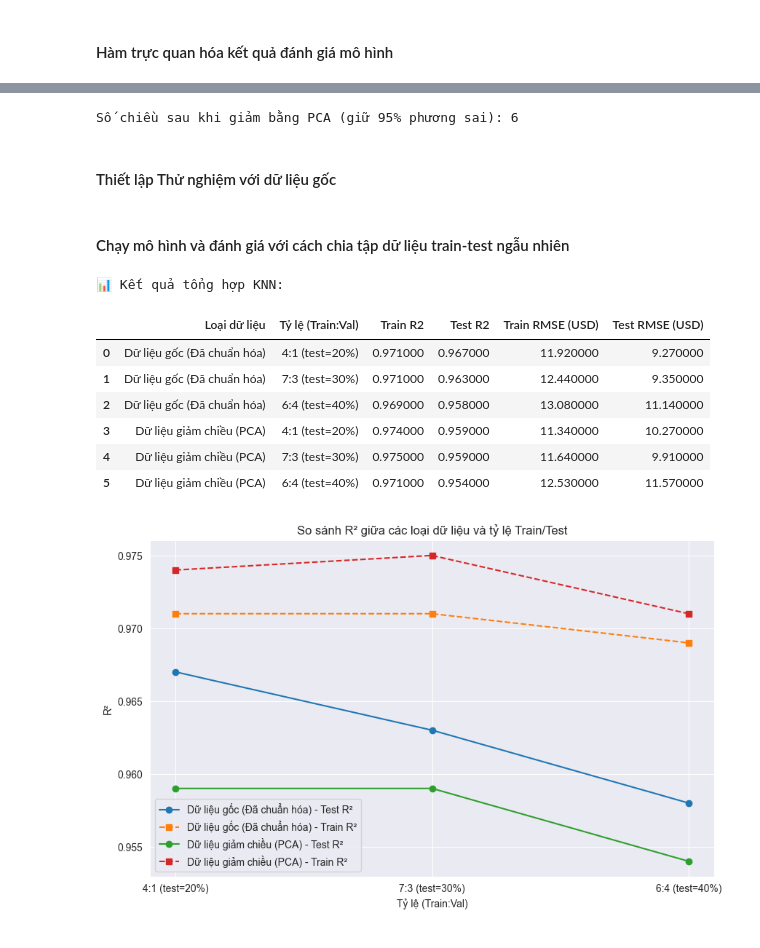
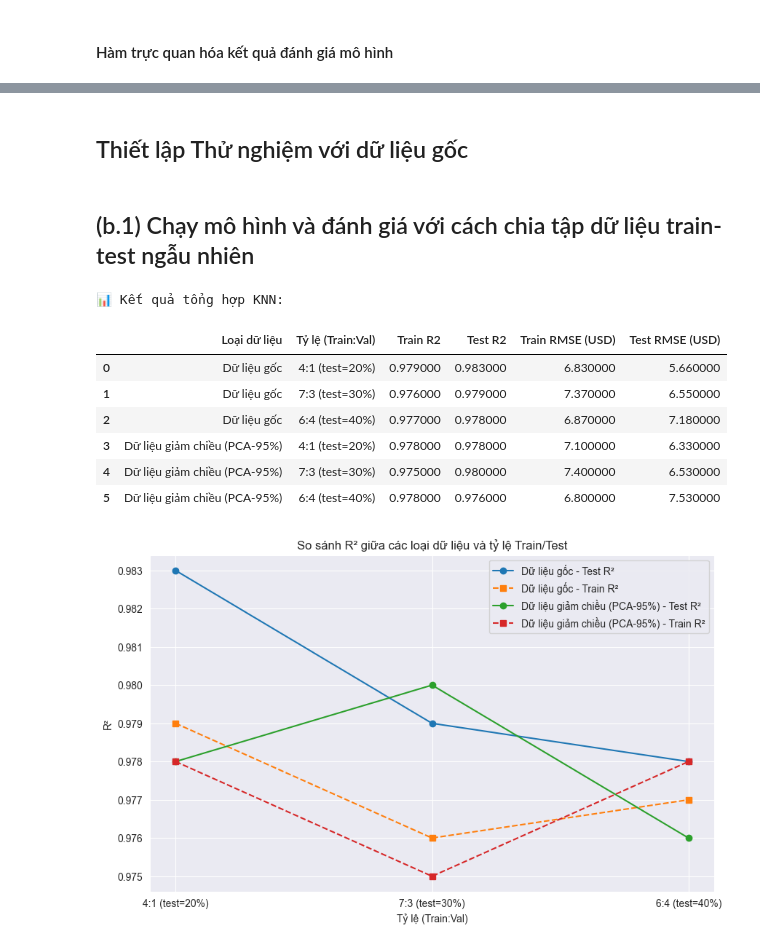
Before and after one commit to theanh-28/machine-learning-project, a Jupyter notebook: K-NN.ipynb, the cells around one changed output, grey strips where cells are left out. Drawn from its saved outputs; the diff is of its cells as text; code cells hidden in the pictures.

```diff
--- a/K-NN.ipynb
+++ b/K-NN.ipynb
@@ -32,0 +14,21 @@ display(X)
+# %%
+# ---Tải và Chuẩn bị dữ liệu ---
+df = pd.read_csv('dataset.csv')
+
+# --- Xử lý cột 'Date' ---
+# Chuyển đổi, sắp xếp và đặt làm chỉ mục (index)
+if 'Date' in df.columns:
+    df['Date'] = pd.to_datetime(df['Date'])
+    df = df.sort_values(by='Date').set_index('Date')
+    print("Đã xử lý và sắp xếp dữ liệu theo 'Date'.")
+
+# --- Mục tiêu (y) ---
+target_col = 'Revenue_(USD)'
+y = df[target_col]
+
+# --- Định nghĩa X (features) là các cột số còn lại ---
+numeric_features = df.select_dtypes(include=np.number).columns
+X_cols = numeric_features.drop(target_col, errors='ignore')
+X = df[X_cols]
+
+print(f"Số lượng mẫu cuối cùng để huấn luyện: {len(X)}")
@@ -143,10 +301,2 @@ Số chiều dữ liệu gốc: 14
-# %%
-# b. Dữ liệu giảm chiều (PCA)
-# Giữ lại 95% phương sai
-pca = PCA(n_components=0.95)
-X_pca = pca.fit_transform(X_scaled)
-print(f"Số chiều sau khi giảm bằng PCA (giữ 95% phương sai): {X_pca.shape[1]}")
-# %% [output]
-Số chiều sau khi giảm bằng PCA (giữ 95% phương sai): 6
 # %% [markdown]
-#### Thiết lập Thử nghiệm với dữ liệu gốc
+## Thiết lập Thử nghiệm với dữ liệu gốc
@@ -166,15 +303,29 @@ splits = {
+# %%
+# Định nghĩa các bộ dữ liệu sẽ chạy
+# Chúng ta sẽ truyền dữ liệu X thô, và kiểm tra tên (data_name) trong hàm my_knn
+datasets = {
+    "Dữ liệu gốc": X,
+    "Dữ liệu giảm chiều (PCA-95%)": X
+}
+
+# Định nghĩa các tỷ lệ chia
+splits = {
+    "4:1 (test=20%)": 0.2,
+    "7:3 (test=30%)": 0.3,
+    "6:4 (test=40%)": 0.4
+}
 # %% [markdown]
-#### Chạy mô hình và đánh giá với cách chia tập dữ liệu train-test ngẫu nhiên
+## (b.1) Chạy mô hình và đánh giá với cách chia tập dữ liệu train-test ngẫu nhiên
 # %%
-results = my_knn(X, y, datasets, splits, israndom = True)
+results, model_records_random = my_knn(X, y, datasets, splits, israndom = True)
 show_knn_results(results)
 # %% [output]
 📊 Kết quả tổng hợp KNN:
 |  | Loại dữ liệu | Tỷ lệ (Train:Val) | Train R2 | Test R2 | Train RMSE (USD) | Test RMSE (USD) |
-| 0 | Dữ liệu gốc (Đã chuẩn hóa) | 4:1 (test=20%) | 0.971000 | 0.967000 | 11.920000 | 9.270000 |
-| 1 | Dữ liệu gốc (Đã chuẩn hóa) | 7:3 (test=30%) | 0.971000 | 0.963000 | 12.440000 | 9.350000 |
-| 2 | Dữ liệu gốc (Đã chuẩn hóa) | 6:4 (test=40%) | 0.969000 | 0.958000 | 13.080000 | 11.140000 |
-| 3 | Dữ liệu giảm chiều (PCA) | 4:1 (test=20%) | 0.974000 | 0.959000 | 11.340000 | 10.270000 |
-| 4 | Dữ liệu giảm chiều (PCA) | 7:3 (test=30%) | 0.975000 | 0.959000 | 11.640000 | 9.910000 |
-| 5 | Dữ liệu giảm chiều (PCA) | 6:4 (test=40%) | 0.971000 | 0.954000 | 12.530000 | 11.570000 |
+| 0 | Dữ liệu gốc | 4:1 (test=20%) | 0.979000 | 0.983000 | 6.830000 | 5.660000 |
+| 1 | Dữ liệu gốc | 7:3 (test=30%) | 0.976000 | 0.979000 | 7.370000 | 6.550000 |
+| 2 | Dữ liệu gốc | 6:4 (test=40%) | 0.977000 | 0.978000 | 6.870000 | 7.180000 |
+| 3 | Dữ liệu giảm chiều (PCA-95%) | 4:1 (test=20%) | 0.978000 | 0.978000 | 7.100000 | 6.330000 |
+| 4 | Dữ liệu giảm chiều (PCA-95%) | 7:3 (test=30%) | 0.975000 | 0.980000 | 7.400000 | 6.530000 |
+| 5 | Dữ liệu giảm chiều (PCA-95%) | 6:4 (test=40%) | 0.978000 | 0.976000 | 6.800000 | 7.530000 |
-[figure, old version]
+[figure, new version]
```
Also changed, not shown: parts of 35 cells of this notebook, 1 other file.
